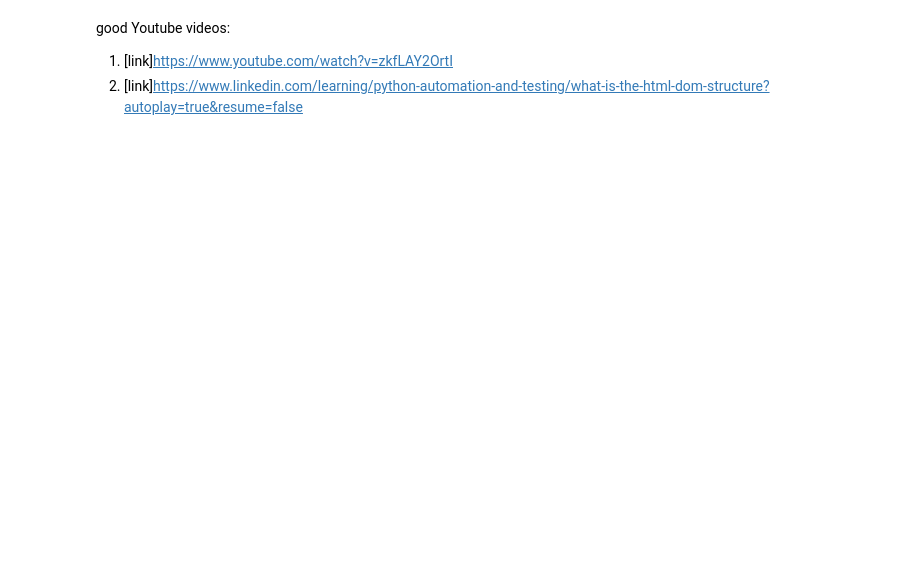
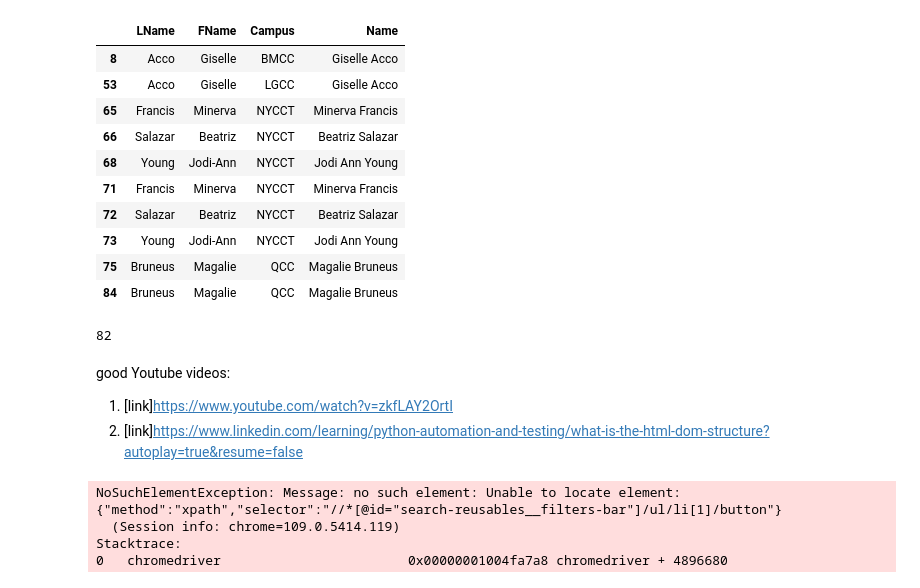
Before and after one commit to jchen056/Web_Scraping, a Jupyter notebook: automation_test.ipynb, the cells around one changed output. Drawn from its saved outputs; the diff is of its cells as text; code cells hidden in the pictures; blank space fills up the shorter version.

```diff
--- a/automation_test.ipynb
+++ b/automation_test.ipynb
@@ -11,4 +17,4 @@ import numpy as np
 # %%
 df=pd.read_csv('data/CUNY_students.csv')
-df['Name']=df['LName']+df['FName']
-df.head()
+df['Name']=df['FName']+' '+df['LName']
+df.dropna(inplace=True)
@@ -22,9 +21,12 @@ df.head()
 # %%
-df['Name']=df['Name']+df['Campus']
+# df['Name']=df['Name']+df['Campus']
 
 names=[]
+
 for i in list(df['Name']):
     cur=i.replace(u'\xa0', u' ')
     names.append(cur)
-print(names)
+print(sorted(names))
+print(len(names))
+print(len(set(names)))
 # %% [output]
@@ -31,0 +63,15 @@ print(names)
+# %%
+def finding_name(text):
+    new_text=''
+    for i, letter in enumerate(text):
+        if i==0:
+            pass
+        if i and letter.isupper():
+            new_text += ' '
+
+        new_text += letter
+    return new_text
+names_final=[]
+for i in names_modified:
+    names_final.append(finding_name(i))
+# names_final
@@ -31,0 +80,3 @@ print(names)
+# %%
+df['Name']=names_final
+df['Name'].value_counts().head(10)
@@ -32,3 +95,22 @@ print(names)
+# %%
+df[df['Name'].isin(['Minerva Francis','Giselle Acco','Beatriz Salazar','Jodi Ann Young','Magalie Bruneus'])]
+# %% [output]
+|  | LName | FName | Campus | Name |
+| 8 | Acco | Giselle | BMCC | Giselle Acco |
+| 53 | Acco | Giselle | LGCC | Giselle Acco |
+| 65 | Francis | Minerva | NYCCT | Minerva Francis |
+| 66 | Salazar | Beatriz | NYCCT | Beatriz Salazar |
+| 68 | Young | Jodi-Ann | NYCCT | Jodi Ann Young |
+| 71 | Francis | Minerva | NYCCT | Minerva Francis |
+| 72 | Salazar | Beatriz | NYCCT | Beatriz Salazar |
+| 73 | Young | Jodi-Ann | NYCCT | Jodi Ann Young |
+| 75 | Bruneus | Magalie | QCC | Magalie Bruneus |
+| 84 | Bruneus | Magalie | QCC | Magalie Bruneus |
+# %%
+names_final=list(set(names_final))
+len(names_final)
+# %% [output]
+82
 # %% [markdown]
 good Youtube videos:
 1. [link]https://www.youtube.com/watch?v=zkfLAY2OrtI
@@ -71,13 +153,19 @@ sleep(2)
 # Task 2.2: Input the search query to the search bar
 #search_query = input("what do you want to search:")#using the list from Dr C
 type_field=driver.find_element('xpath',"/html/body/div[5]/header/div/div/div/div[1]/input")
-type_field.send_keys(names[0])
+type_field.send_keys(names_final[0])
 
 # Task 2.3: Search for CUNY student and click on People
 type_field.send_keys(Keys.RETURN)
 sleep(1)
-driver.find_element('xpath','/html/body/div[5]/div[3]/div[2]/section/div/nav/div/ul/li[1]/button').click()
+
+driver.find_element('xpath','//*[@id="search-reusables__filters-bar"]/ul/li[1]/button').click()
 driver.find_element('xpath',"/html/body/div[5]/header/div/div/div/div[1]/input").clear()
+# %% [output]
+NoSuchElementException: Message: no such element: Unable to locate element: {"method":"xpath","selector":"//*[@id="search-reusables__filters-bar"]/ul/li[1]/button"}
+  (Session info: chrome=109.0.5414.119)
+Stacktrace:
+0   chromedriver                        0x00000001004fa7a8 chromedriver + 4896680
 # %%
 # Task 3: Scrape the URLs of the profiles
 
```
Also changed, not shown: parts of 23 cells of this notebook, 28 other files.
